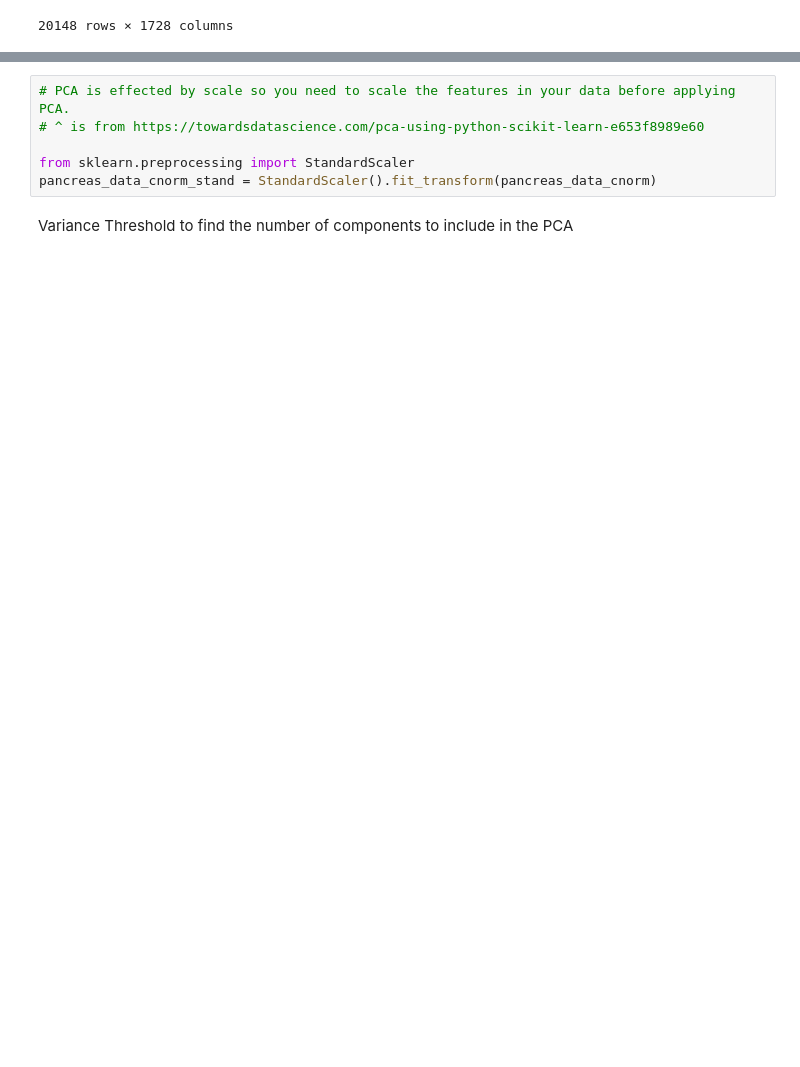
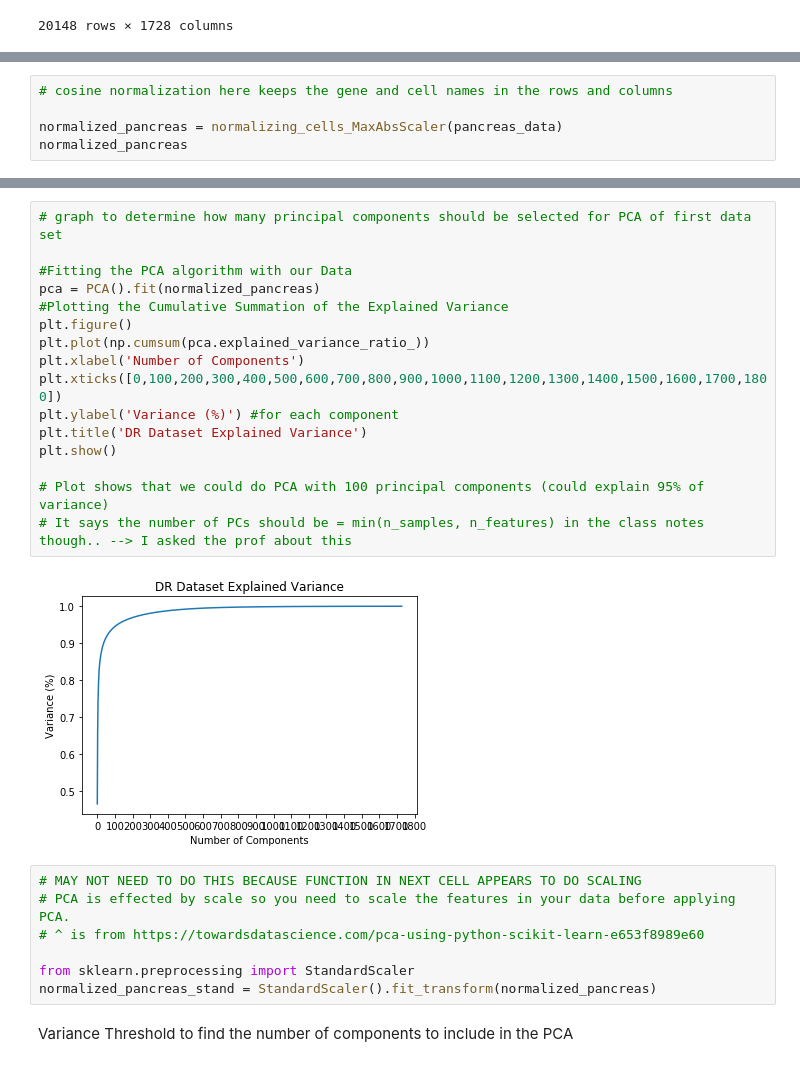
Before and after one commit to derrickliu8/Stat-697BD-Final-Project, a Jupyter notebook: fastMNN.ipynb, the cells around one changed output, grey strips where cells are left out. Saved outputs shown, nothing was run; the diff lists cells and outputs as text; blank space fills up the shorter version.

Commit message:
PCA and determining appropriate # PCs to use for fastMNN; also updated the cosine normalization (can keep gene and cell names)

```diff
--- a/fastMNN.ipynb
+++ b/fastMNN.ipynb
@@ -68,0 +98,5 @@ pancreas_data_cnorm
+# %%
+# cosine normalization here keeps the gene and cell names in the rows and columns
+
+normalized_pancreas = normalizing_cells_MaxAbsScaler(pancreas_data)
+normalized_pancreas
@@ -69,9 +138,28 @@ pancreas_data_cnorm
+# %%
+# graph to determine how many principal components should be selected for PCA of first data set
+
+#Fitting the PCA algorithm with our Data
+pca = PCA().fit(normalized_pancreas)
+#Plotting the Cumulative Summation of the Explained Variance
+plt.figure()
+plt.plot(np.cumsum(pca.explained_variance_ratio_))
+plt.xlabel('Number of Components')
+plt.xticks([0,100,200,300,400,500,600,700,800,900,1000,1100,1200,1300,1400,1500,1600,1700,1800])
+plt.ylabel('Variance (%)') #for each component
+plt.title('DR Dataset Explained Variance')
+plt.show()
+
+# Plot shows that we could do PCA with 100 principal components (could explain 95% of variance)
+# It says the number of PCs should be = min(n_samples, n_features) in the class notes though.. --> I asked the prof about this
+# %% [output]
+[figure, added]
 # %%
+# MAY NOT NEED TO DO THIS BECAUSE FUNCTION IN NEXT CELL APPEARS TO DO SCALING
 # PCA is effected by scale so you need to scale the features in your data before applying PCA.
 # ^ is from https://towardsdatascience.com/pca-using-python-scikit-learn-e653f8989e60
 
 from sklearn.preprocessing import StandardScaler
-pancreas_data_cnorm_stand = StandardScaler().fit_transform(pancreas_data_cnorm)
+normalized_pancreas_stand = StandardScaler().fit_transform(normalized_pancreas)
 # %% [markdown]
 Variance Threshold to find the number of components to include in the PCA
 # %%
```
Also changed, not shown: parts of 9 cells of this notebook, 1 other file.
